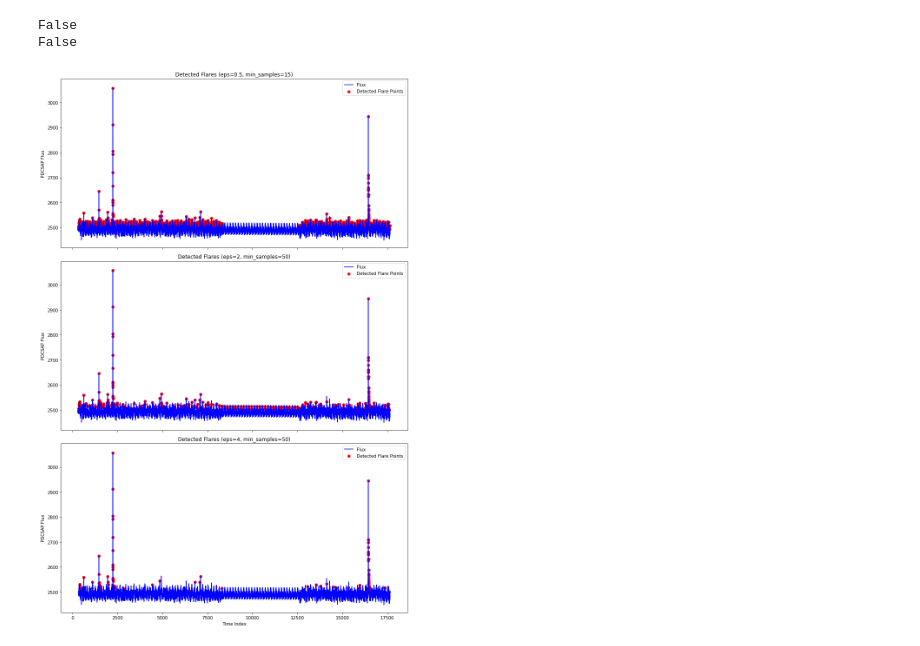
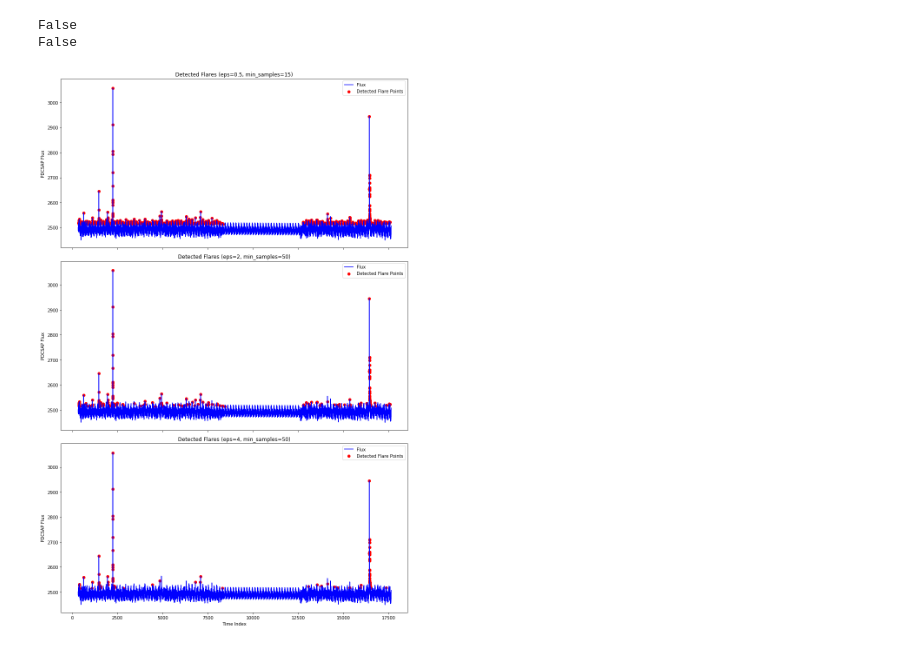
Before and after one commit to dikshasen24/Stellar-Series, a Jupyter notebook: Scripts/02_DBSCAN.ipynb, the cells around one changed output. Drawn from its saved outputs; the diff is of its cells as text; code cells hidden in the pictures.

```diff
--- a/Scripts/02_DBSCAN.ipynb
+++ b/Scripts/02_DBSCAN.ipynb
@@ -28,33 +28,36 @@ param_combinations = [(0.5, 15),(2, 50), (4, 50)]
 fig, axes = plt.subplots(nrows=3, ncols=1, figsize=(12, 18), sharex=True)
 
 for i, (eps, min_samples) in enumerate(param_combinations):
     # Apply DBSCAN
     dbscan = DBSCAN(eps=eps, min_samples=min_samples)
     clusters = dbscan.fit_predict(features)
 
     # Add cluster labels back to the original data
     data_star1['cluster'] = clusters
 
-    # Mark anomalies (noise points)
-    data_star1['is_flare'] = ((data_star1['cluster'] == -1) & (data_star1['pdcsap_flux'] > data_star1['pdcsap_flux'].median())).astype(int)
+    # Compute a stricter flux threshold (e.g., top 5% brightness)
+    flux_thresh = data_star1['pdcsap_flux'].quantile(0.95)
+
+    # Mark detected flares as outliers above flux threshold
+    data_star1['is_flare'] = ((data_star1['cluster'] == -1) & (data_star1['pdcsap_flux'] > flux_thresh)).astype(int)
 
     # Filter only flare points
     flare_points = data_star1[data_star1['is_flare'] == 1]
 
     # Plot results
     ax = axes[i]
     ax.plot(data_star1['index'], data_star1['pdcsap_flux'], label='Flux', color='blue')
     ax.scatter(flare_points['index'], flare_points['pdcsap_flux'], color='red', label='Detected Flare Points')
 
     ax.legend()
     ax.set_title(f'Detected Flares (eps={eps}, min_samples={min_samples})')
     ax.set_ylabel('PDCSAP Flux')
 
 # Set x-label only for the last subplot
 axes[-1].set_xlabel('Time Index')
 
 plt.tight_layout()
 #plt.savefig("star1_flares.png", dpi=300)
 plt.show()
 # %% [output]
-[figure, old version]
+[figure, new version]
```
Also changed, not shown: 2 other files.
